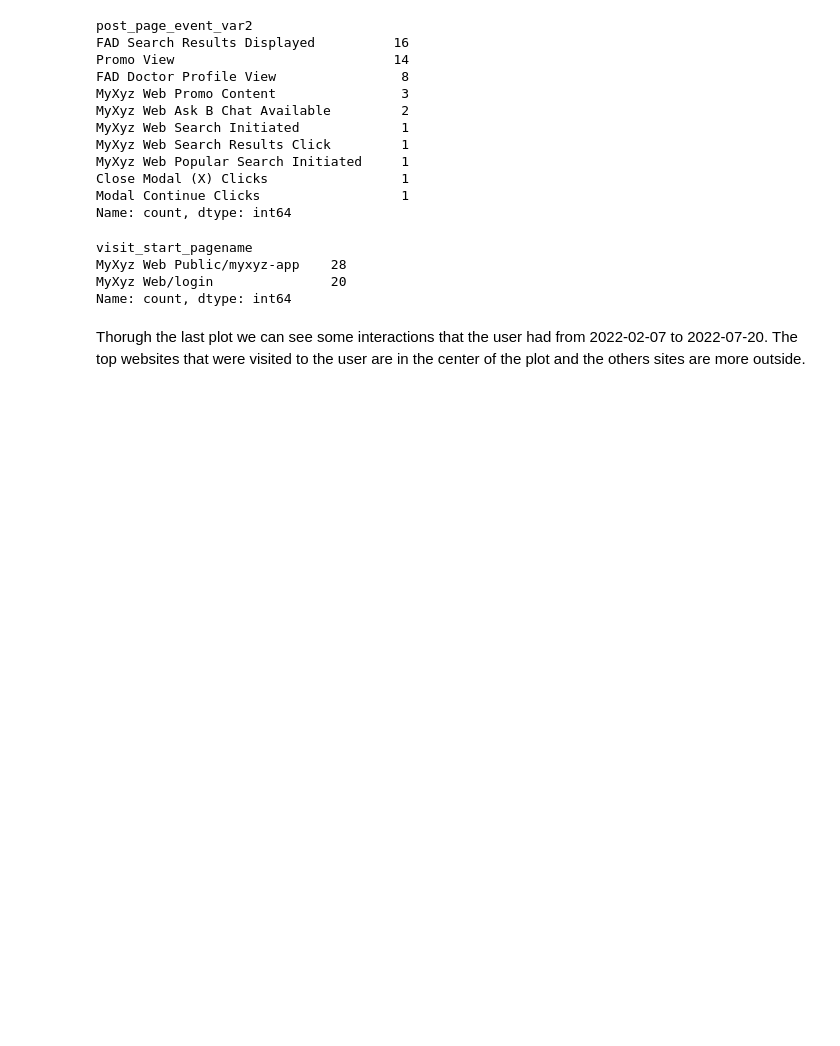
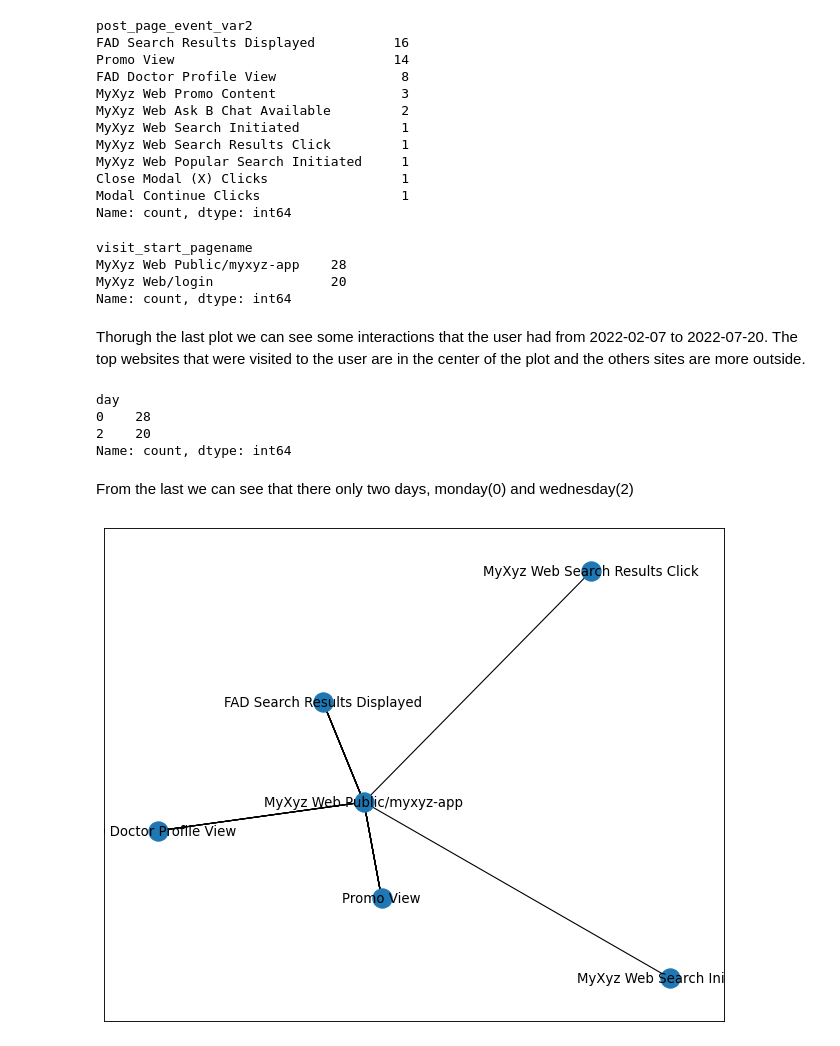
Before and after one commit to urcuqui/Data-Science, a Jupyter notebook: Challenges/perficient/Perficient.ipynb, the cells around one changed output. Cells and saved outputs as stored; diff of their text form; code cells hidden in the pictures; blank space fills up the shorter version.

```diff
--- a/Challenges/perficient/Perficient.ipynb
+++ b/Challenges/perficient/Perficient.ipynb
@@ -170,5 +174,29 @@ visit_start_pagename
 MyXyz Web Public/myxyz-app    28
 MyXyz Web/login               20
 Name: count, dtype: int64
-# %% [markdown]
-Thorugh the last plot we can see some interactions that the user had from 2022-02-07 to 2022-07-20. The top websites that were visited to the user are in the center of the plot and the others sites are more outside.
+# %% [markdown]
+Thorugh the last plot we can see some interactions that the user had from 2022-02-07 to 2022-07-20. The top websites that were visited to the user are in the center of the plot and the others sites are more outside.
+# %%
+df_two["day"] = df_two.date_time.dt.dayofweek
+# %%
+df_two.day.value_counts()
+# %% [output]
+day
+0    28
+2    20
+Name: count, dtype: int64
+# %% [markdown]
+From the last we can see that there only two days, monday(0) and wednesday(2)
+# %%
+G = nx.from_pandas_edgelist(df_two[df_two.day ==0], target='post_page_event_var2',
+                            source='visit_start_pagename',
+                           edge_attr=['date_time'],
+                           create_using= nx.MultiGraph())
+
+from matplotlib.pyplot import figure
+
+figure(figsize=(10, 8), dpi=80)
+
+nx.draw_networkx(G, with_labels=True)
+# %% [output]
+[figure, added]
```
Also changed, not shown: parts of 14 cells of this notebook, 1 other file.
